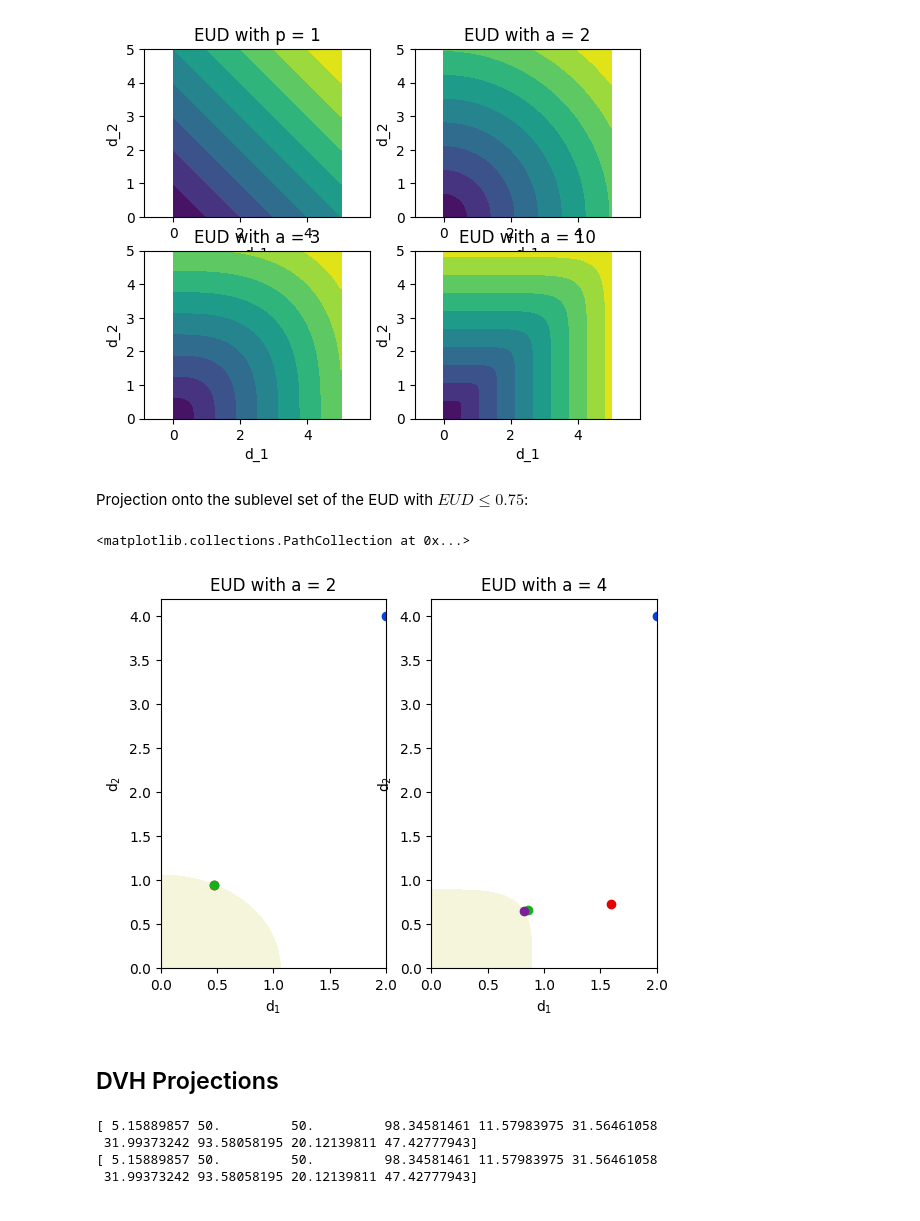
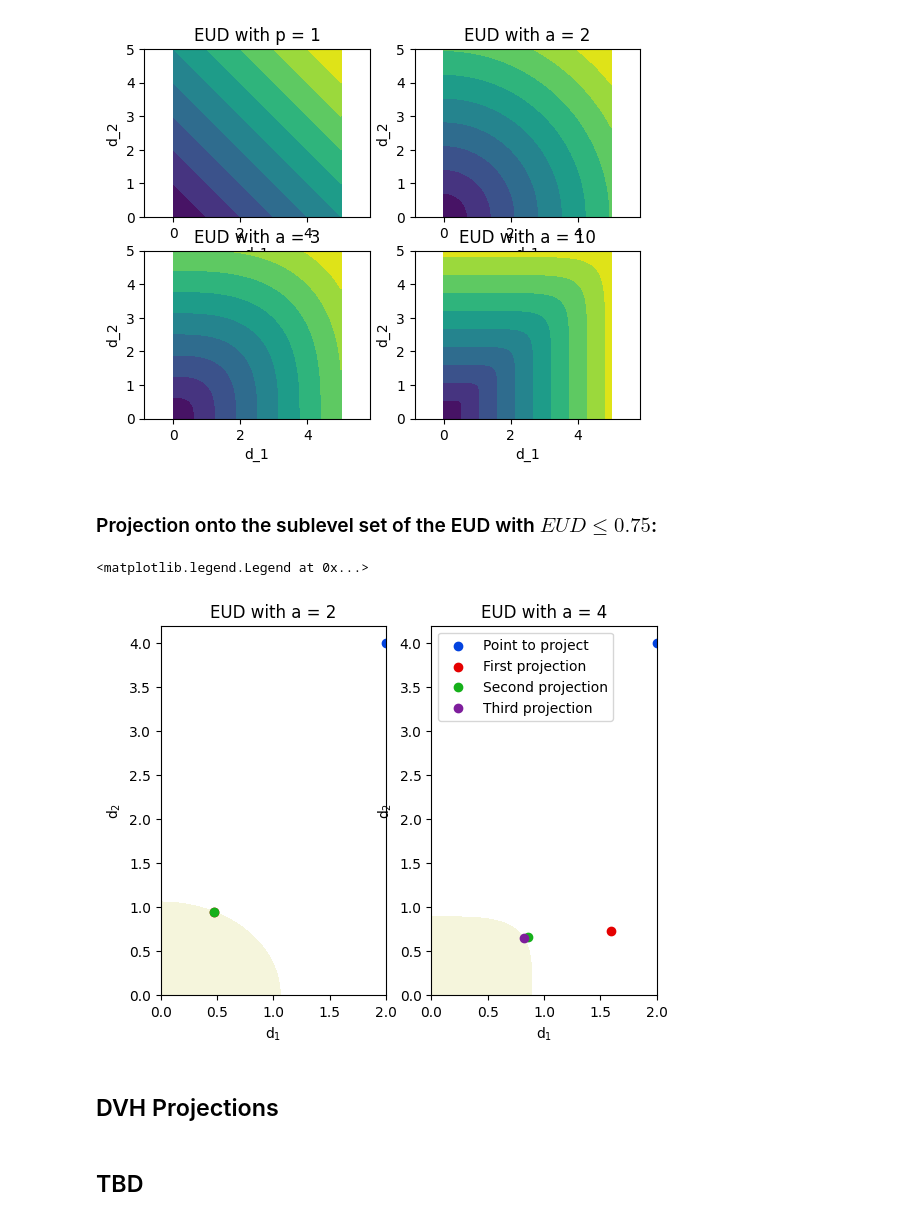
Before and after one commit to DKFZ-OpenMedPhys/SupPy, a Jupyter notebook: examples/01_Projections.ipynb, the cells around one changed output. Cells and saved outputs as stored; diff of their text form; code cells hidden in the pictures.

```diff
--- a/examples/01_Projections.ipynb
+++ b/examples/01_Projections.ipynb
@@ -471,11 +261,11 @@ ax[1,1].set_title('EUD with a = 10')
 Text(0.5, 1.0, 'EUD with a = 10')
 [figure]
 # %% [markdown]
-Projection onto the sublevel set of the EUD with $EUD\leq 0.75$:
+### Projection onto the sublevel set of the EUD with $EUD\leq 0.75$:
 # %%
 
-EUD_2 = pr.EUDProjection(2,0.75)
-EUD_4 = pr.EUDProjection(4,0.75)
+EUD_2 = EUDProjection(2,0.75)
+EUD_4 = EUDProjection(4,0.75)
 
 # plot contours of the EUD
 fig,ax = plt.subplots(1,2)
@@ -494,50 +284,37 @@ XY = np.array([X,Y]) #transform into array for function evaluation
 Z_2 = EUD_2._func(XY)
 
 ax[0].contourf(X,Y,Z_2,levels = [np.min(Z_2),EUD_2.level],colors = ['beige','white'])
 ax[0].set_title('EUD with a = 2')
 
 x = np.array([2,4],dtype = float)
 ax[0].scatter(*x,color = 'xkcd:blue',label = 'Point to project')
 proj = EUD_2.project(x)
 ax[0].scatter(*proj,color = 'xkcd:red',label = 'First projection')
 proj = EUD_2.project(proj)
 ax[0].scatter(*proj,color = 'xkcd:green',label = 'Second projection')
 
 
 #EUD with a = 4
 Z_4 = EUD_4._func(XY)
 ax[1].contourf(X,Y,Z_4,levels = [np.min(Z_4),EUD_4.level],colors = ['beige','white'])
 ax[1].set_title('EUD with a = 4')
 
 x = np.array([2,4],dtype = float)
 ax[1].scatter(*x,color = 'xkcd:blue',label = 'Point to project')
 proj = EUD_4.project(x)
 ax[1].scatter(*proj,color = 'xkcd:red',label = 'First projection')
 proj = EUD_4.project(proj)
 ax[1].scatter(*proj,color = 'xkcd:green',label = 'Second projection')
 
 proj = EUD_4.project(proj)
 ax[1].scatter(*proj,color = 'xkcd:purple',label = 'Third projection')
-
-
+plt.legend(loc = 'upper left')
 #ax[0].set_aspect('equal')
 #ax[1].set_aspect('equal')
 # %% [output]
-<matplotlib.collections.PathCollection at 0x...>
+<matplotlib.legend.Legend at 0x...>
-[figure, old version]
+[figure, new version]
 # %% [markdown]
 ##  DVH Projections
-# %%
-x = np.random.rand(10)*100
-d_max = 50
-a = 0.2 # at most 20% of voxels can be above threshold
-DVHProjection = pr.DVHProjection(a,d_max)
-x_2 = DVHProjection.project(x)
-print(x_2)
-DVHProjection.project(x_2)
-print(x_2)
-# %% [output]
-[ 5.15889857 50.         50.         98.34581461 11.57983975 31.56461058
- 31.99373242 93.58058195 20.12139811 47.42777943]
-[ 5.15889857 50.         50.         98.34581461 11.57983975 31.56461058
- 31.99373242 93.58058195 20.12139811 47.42777943]
+# %% [markdown]
+## TBD
```
Also changed, not shown: parts of 40 cells of this notebook, 2 other files.
